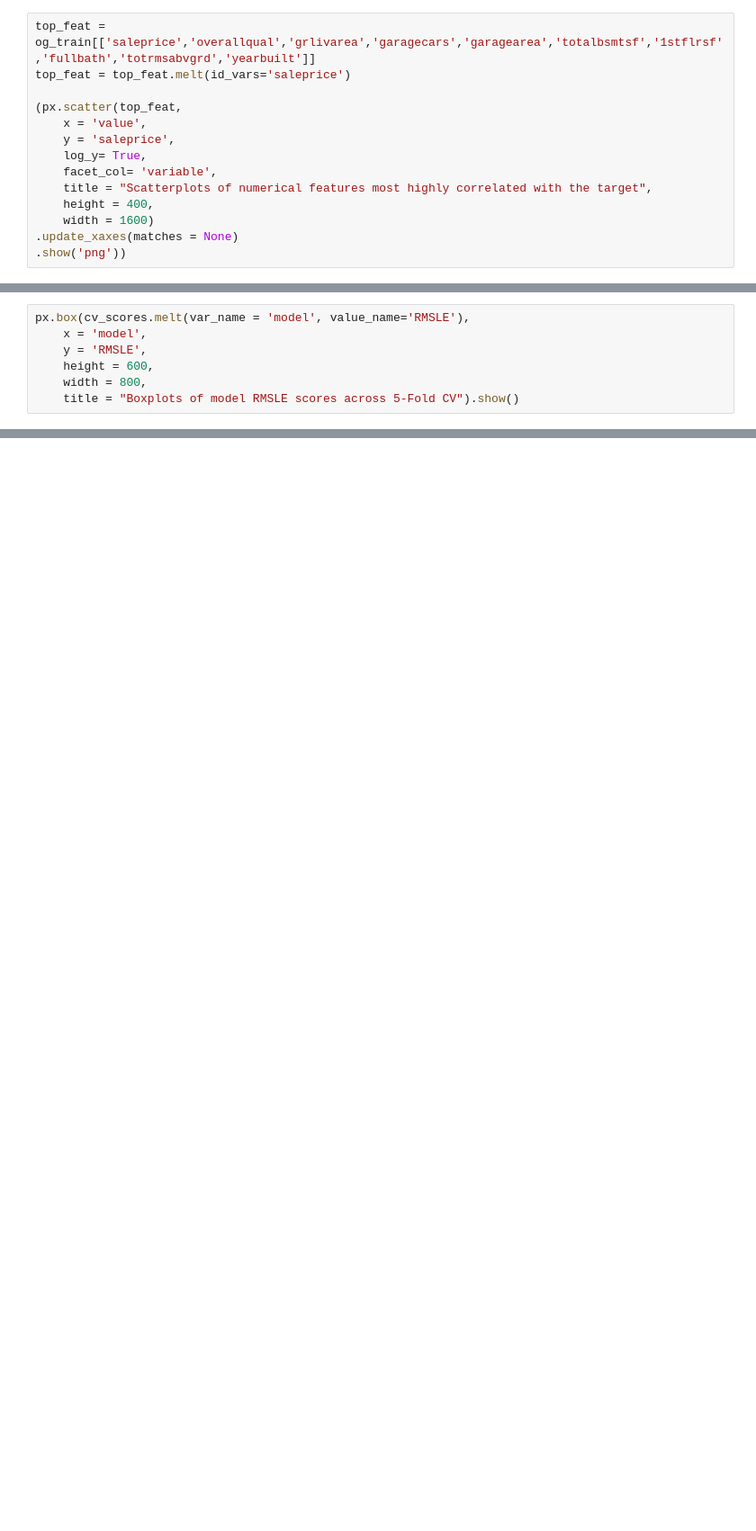
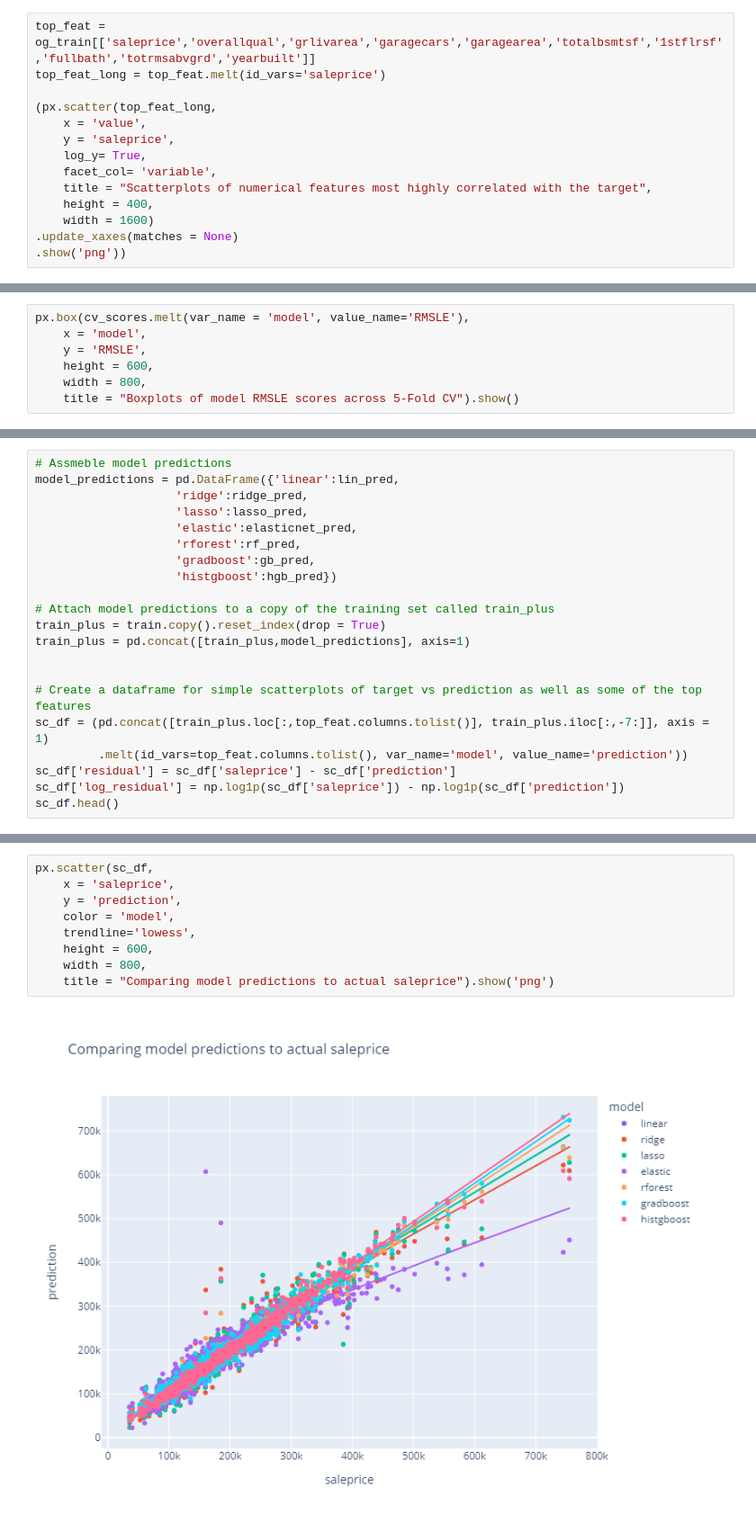
Before and after one commit to alexdparker/datascience, a Jupyter notebook: machine_learning/house_prices/house_prices_regression.ipynb, the cells around one changed output, grey strips where cells are left out. Shown at 90% size. Saved outputs shown, nothing was run; the diff lists cells and outputs as text; blank space fills up the shorter version.

```diff
--- a/machine_learning/house_prices/house_prices_regression.ipynb
+++ b/machine_learning/house_prices/house_prices_regression.ipynb
@@ -229,9 +232,9 @@ corr_to_target.sort_values(by = 'abs_corr', ascending = False).head(15)
 | 14 | bsmtfinsf1 | 0.386420 | 0.386420 |
 # %%
 top_feat = og_train[['saleprice','overallqual','grlivarea','garagecars','garagearea','totalbsmtsf','1stflrsf','fullbath','totrmsabvgrd','yearbuilt']]
-top_feat = top_feat.melt(id_vars='saleprice')
+top_feat_long = top_feat.melt(id_vars='saleprice')
 
-(px.scatter(top_feat,
+(px.scatter(top_feat_long,
     x = 'value',
     y = 'saleprice',
     log_y= True,
@@ -617,0 +537,21 @@ mean_squared_log_error(y_test, gb_reg.predict(X_test), squared = False)
+# %%
+# Assmeble model predictions
+model_predictions = pd.DataFrame({'linear':lin_pred,
+                    'ridge':ridge_pred,
+                    'lasso':lasso_pred,
+                    'elastic':elasticnet_pred,
+                    'rforest':rf_pred,
+                    'gradboost':gb_pred,
+                    'histgboost':hgb_pred})
+
+# Attach model predictions to a copy of the training set called train_plus
+train_plus = train.copy().reset_index(drop = True)
+train_plus = pd.concat([train_plus,model_predictions], axis=1)
+
+
+# Create a dataframe for simple scatterplots of target vs prediction as well as some of the top features
+sc_df = (pd.concat([train_plus.loc[:,top_feat.columns.tolist()], train_plus.iloc[:,-7:]], axis = 1)
+         .melt(id_vars=top_feat.columns.tolist(), var_name='model', value_name='prediction'))
+sc_df['residual'] = sc_df['saleprice'] - sc_df['prediction']
+sc_df['log_residual'] = np.log1p(sc_df['saleprice']) - np.log1p(sc_df['prediction'])
+sc_df.head()
@@ -617,0 +565,11 @@ mean_squared_log_error(y_test, gb_reg.predict(X_test), squared = False)
+# %%
+px.scatter(sc_df,
+    x = 'saleprice',
+    y = 'prediction',
+    color = 'model',
+    trendline='lowess',
+    height = 600,
+    width = 800,
+    title = "Comparing model predictions to actual saleprice").show('png')
+# %% [output]
+[figure, added]
```
Also changed, not shown: parts of 70 cells of this notebook, 3 other files.
